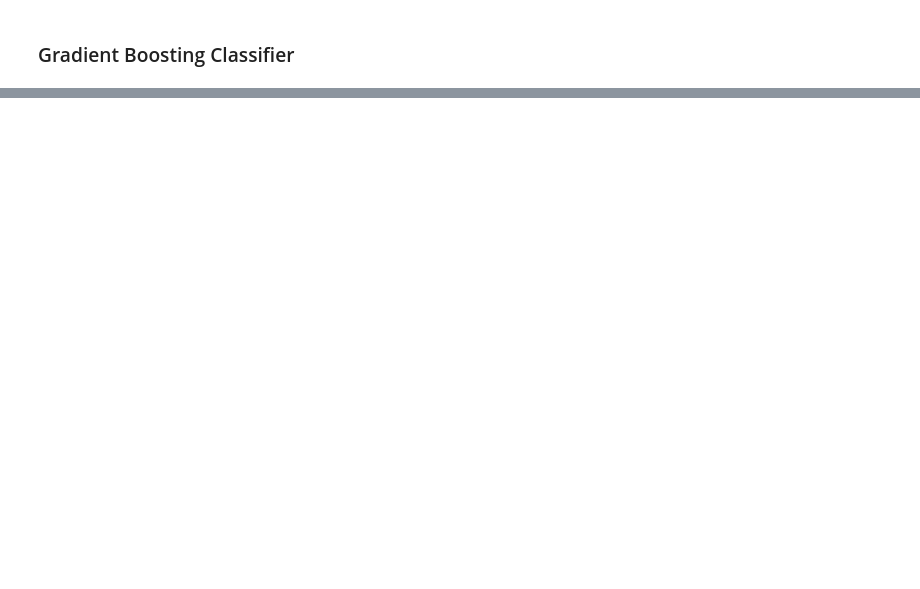
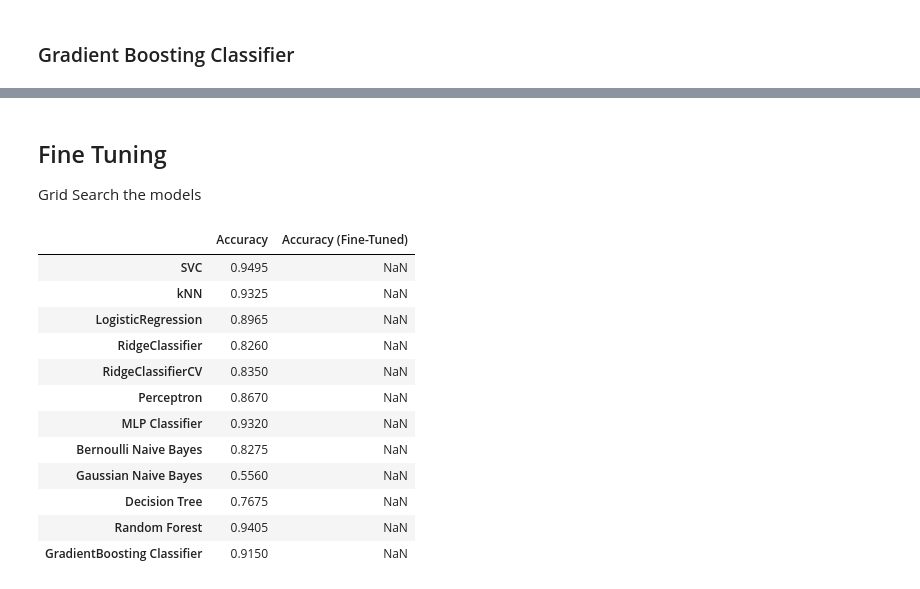
Before and after one commit to pedrohortencio/machine-learning-gladiator, a Jupyter notebook: MNIST/MNIST_Gladiator.ipynb, the cells around one changed output, grey strips where cells are left out. Cells and saved outputs as stored; diff of their text form; code cells hidden in the pictures; blank space fills up the shorter version.

```diff
--- a/MNIST/MNIST_Gladiator.ipynb
+++ b/MNIST/MNIST_Gladiator.ipynb
@@ -459,0 +448,4 @@ plt.show();
+# %% [markdown]
+## Fine Tuning
+
+Grid Search the models
@@ -459,0 +454,20 @@ plt.show();
+# %%
+df_acc = pd.Series(bkp_dict_acc)    # creating a series
+df_acc = df_acc.to_frame()  # converting it to a dataframe
+df_acc.rename({0:'Accuracy'}, axis=1, inplace=True) # renaming the column
+df_acc['Accuracy (Fine-Tuned)'] = np.nan    # creating a new column with NaN values
+df_acc
+# %% [output]
+|  | Accuracy | Accuracy (Fine-Tuned) |
+| SVC | 0.9495 | NaN |
+| kNN | 0.9325 | NaN |
+| LogisticRegression | 0.8965 | NaN |
+| RidgeClassifier | 0.8260 | NaN |
+| RidgeClassifierCV | 0.8350 | NaN |
+| Perceptron | 0.8670 | NaN |
+| MLP Classifier | 0.9320 | NaN |
+| Bernoulli Naive Bayes | 0.8275 | NaN |
+| Gaussian Naive Bayes | 0.5560 | NaN |
+| Decision Tree | 0.7675 | NaN |
+| Random Forest | 0.9405 | NaN |
+| GradientBoosting Classifier | 0.9150 | NaN |
```
Also changed, not shown: parts of 72 cells of this notebook.
